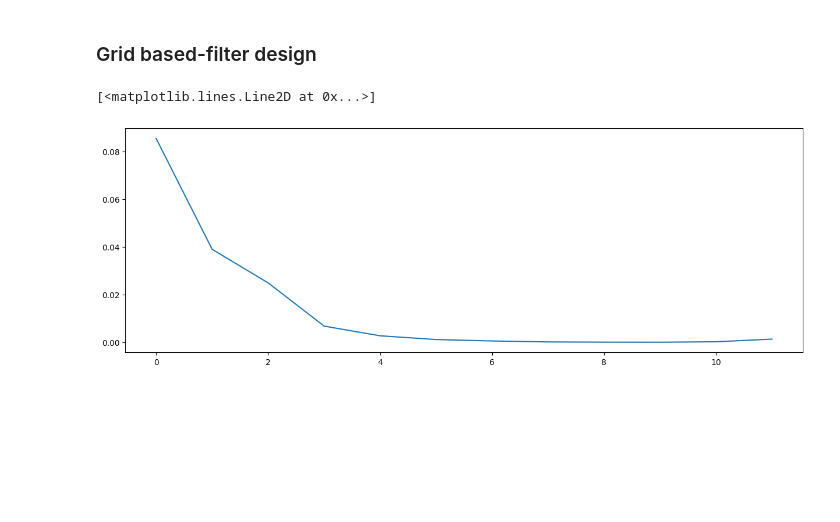
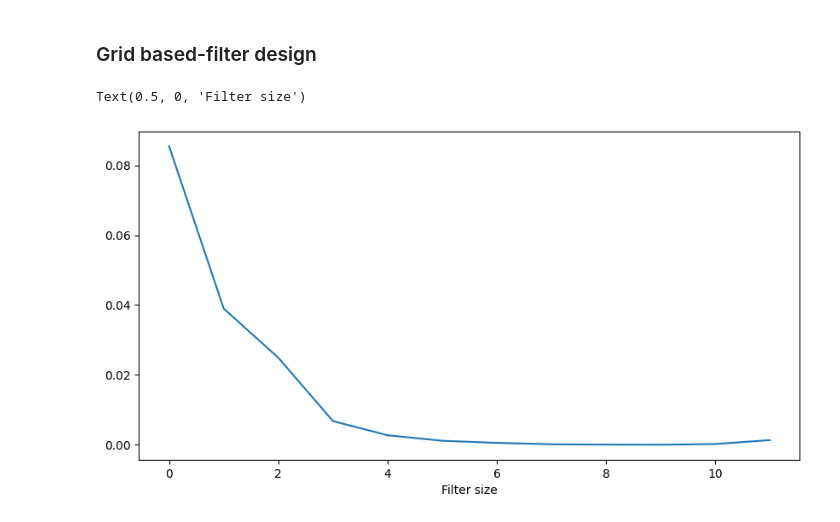
Before and after one commit to irtazahashmi/pytspl, a Jupyter notebook: notebooks/grid_based_filter_design.ipynb, the cells around one changed output. Drawn from its saved outputs; the diff is of its cells as text; code cells hidden in the pictures; blank space fills up the shorter version.

Commit message:
Tested LS filter design.

```diff
--- a/notebooks/grid_based_filter_design.ipynb
+++ b/notebooks/grid_based_filter_design.ipynb
@@ -71,14 +71,15 @@ f = np.array([
 # %%
 from sclibrary.grid_based_filter_design import GridBasedFilterDesign
 
 filter_range = range(12)
 
 gbf = GridBasedFilterDesign(sc)
-gbf.apply_filter(f0=f0, f=f)
+gbf.apply_filter(f0=f0, f=f, filter_range=filter_range)
+
+# plot the error
+plt.figure(figsize=(10, 5))
+plt.plot(gbf.errors, label="Error")
+plt.xlabel("Filter size")
+# %% [output]
+Text(0.5, 0, 'Filter size')
+[figure, added]
-# %%
-# plot error
-plt.figure(figsize=(15, 5))
-plt.plot(filter_range, gbf.errors)
-# %% [output]
-[<matplotlib.lines.Line2D at 0x...>]
-[figure, removed]
```
Also changed, not shown: 12 other files.
